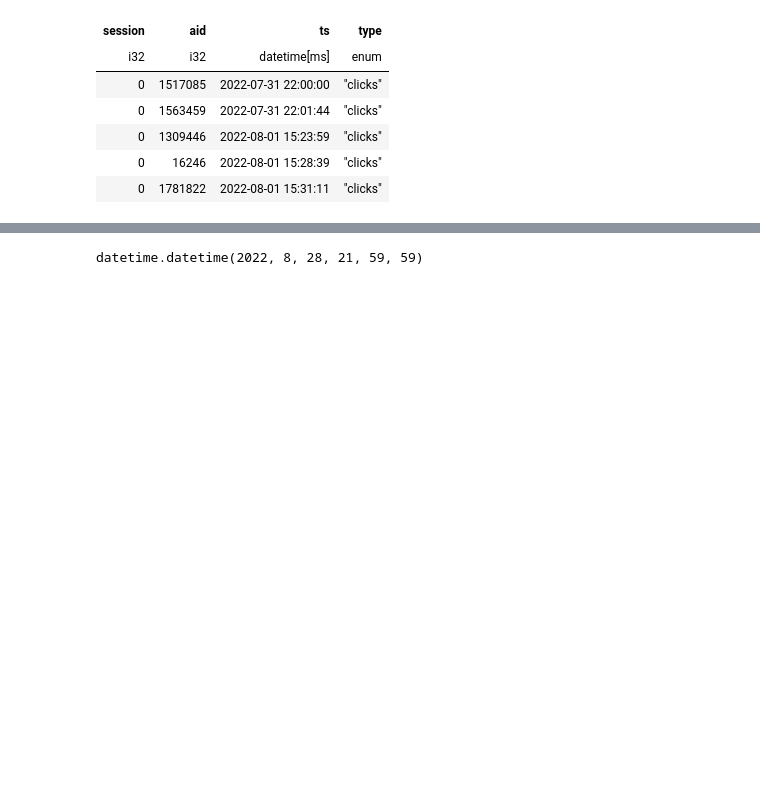
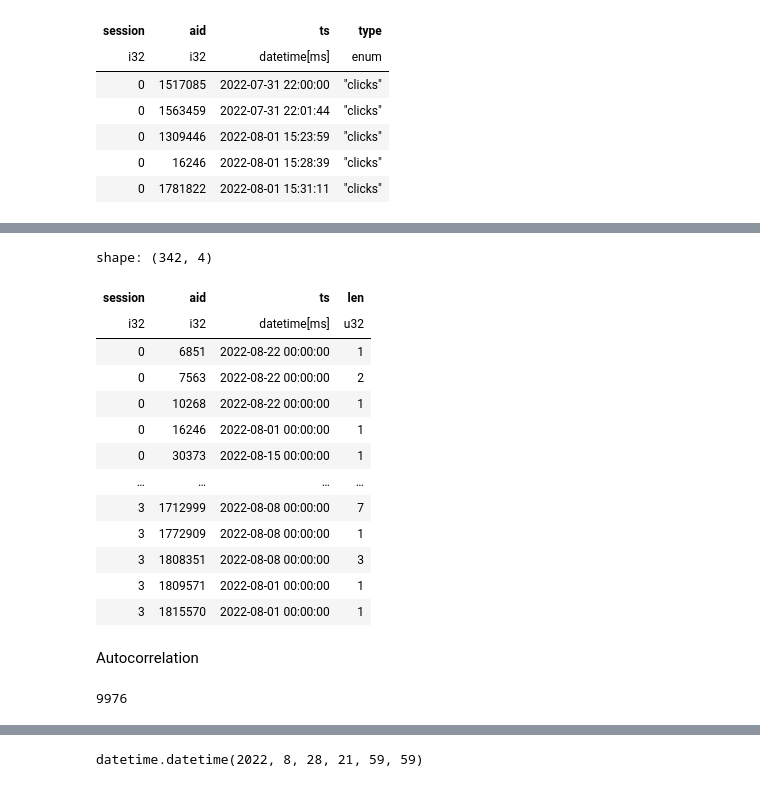
Before and after one commit to seanv507/Kaggle-OTTO-Comp, a Jupyter notebook: analysis.ipynb, the cells around one changed output, grey strips where cells are left out. Saved outputs shown, nothing was run; the diff lists cells and outputs as text; code cells hidden in the pictures; blank space fills up the shorter version.

```diff
--- a/analysis.ipynb
+++ b/analysis.ipynb
@@ -85,0 +174,24 @@ train = train.set_sorted("session")
+# %%
+train.head(500).group_by_dynamic('ts',every='1w',group_by=['session','aid']).agg(pl.len())
+# %% [output]
+shape: (342, 4)
+| session | aid | ts | len |
+| i32 | i32 | datetime[ms] | u32 |
+| 0 | 6851 | 2022-08-22 00:00:00 | 1 |
+| 0 | 7563 | 2022-08-22 00:00:00 | 2 |
+| 0 | 10268 | 2022-08-22 00:00:00 | 1 |
+| 0 | 16246 | 2022-08-01 00:00:00 | 1 |
+| 0 | 30373 | 2022-08-15 00:00:00 | 1 |
+| … | … | … | … |
+| 3 | 1712999 | 2022-08-08 00:00:00 | 7 |
+| 3 | 1772909 | 2022-08-08 00:00:00 | 1 |
+| 3 | 1808351 | 2022-08-08 00:00:00 | 3 |
+| 3 | 1809571 | 2022-08-01 00:00:00 | 1 |
+| 3 | 1815570 | 2022-08-01 00:00:00 | 1 |
+# %% [markdown]
+Autocorrelation
+# %%
+session_samples = train.get_column('session').sample(10000).unique()
+len(session_samples)
+# %% [output]
+9976
```
Also changed, not shown: parts of 75 cells of this notebook, 6 other files.
